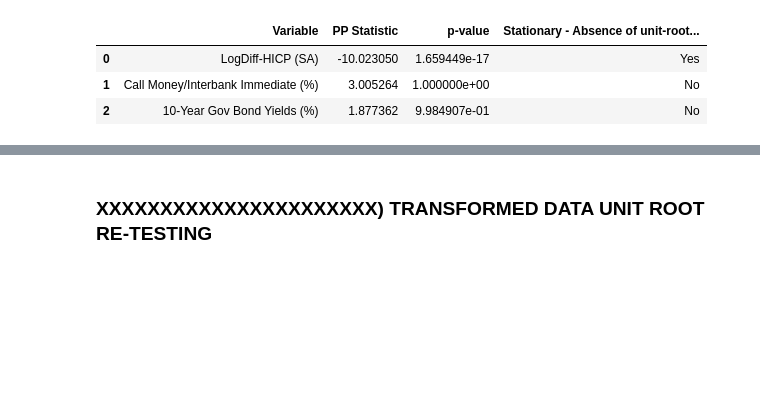
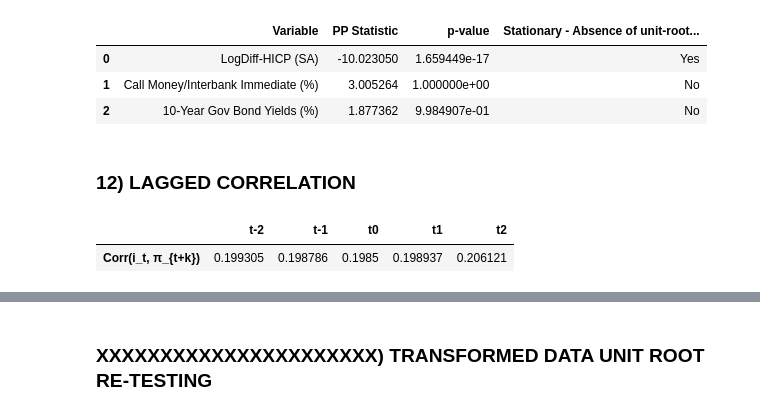
Before and after one commit to EliaLand/Policy_Target_RegimeSwitchingPersistence, a Jupyter notebook: Module3_ar_analysis.ipynb, the cells around one changed output, grey strips where cells are left out. Drawn from its saved outputs; the diff is of its cells as text; code cells hidden in the pictures; blank space fills up the shorter version.

Commit message:
corr

```diff
--- a/Module3_ar_analysis.ipynb
+++ b/Module3_ar_analysis.ipynb
@@ -2020,3 +2020,36 @@ jp_pp_postycc_df
 | 0 | LogDiff-HICP (SA) | -10.023050 | 1.659449e-17 | Yes |
 | 1 | Call Money/Interbank Immediate (%) | 3.005264 | 1.000000e+00 | No |
 | 2 | 10-Year Gov Bond Yields (%) | 1.877362 | 9.984907e-01 | No |
+# %% [markdown]
+### **12) LAGGED CORRELATION**
+# %%
+# Lagged Correlation between lagged policy target and policy instrument
+# (!!!) We extract the corellation coefficient between i_t and pi_t+2, pi_t+1, pi, pi_t-1, pi_t-2
+df = jp_core_hybrid_df.copy()
+
+# Infation
+pi = df["LogDiff-HICP (SA)"]
+# Policy Target
+i = df["Call Money/Interbank Immediate (%)"]
+
+# Lagged Cross-correlation
+lags = [-2, -1, 0, 1, 2]
+i_lagpi_corr = pd.DataFrame(index=["Corr(i_t, π_{t+k})"], columns=[f"t{k}" for k in lags])
+# (!!!) We need to distinguish the types of lags we have, above or below 0, otherwise it makes the lopp crashes
+for k in lags:
+# Past lags
+    if k < 0:
+        corr = i.corr(pi.iloc[:k])
+# Future lags
+    elif k > 0:
+        corr = i.iloc[k:].corr(pi.iloc[:-k])
+# Instant correlation, basically i_t and pi_t
+    else:
+        corr = i.corr(pi)
+    i_lagpi_corr[f"t{k}"] = corr
+
+i_lagpi_corr.round(4)
+i_lagpi_corr
+# %% [output]
+|  | t-2 | t-1 | t0 | t1 | t2 |
+| Corr(i_t, π_{t+k}) | 0.199305 | 0.198786 | 0.1985 | 0.198937 | 0.206121 |
```
Also changed, not shown: parts of 3 cells of this notebook, 2 other files.
